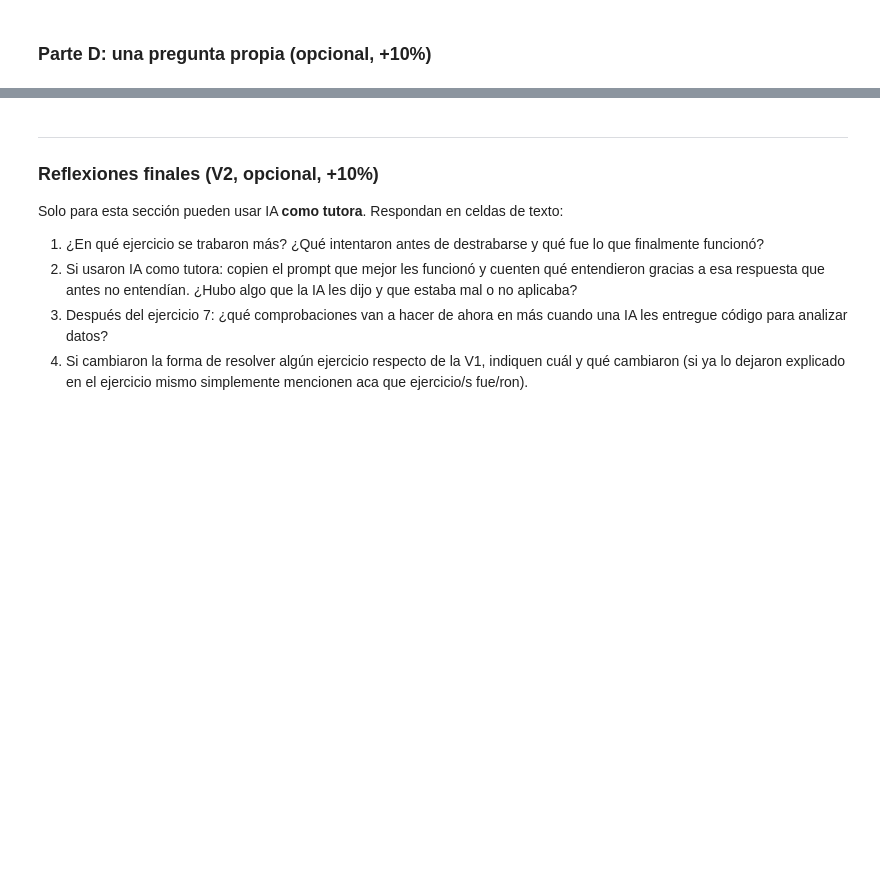
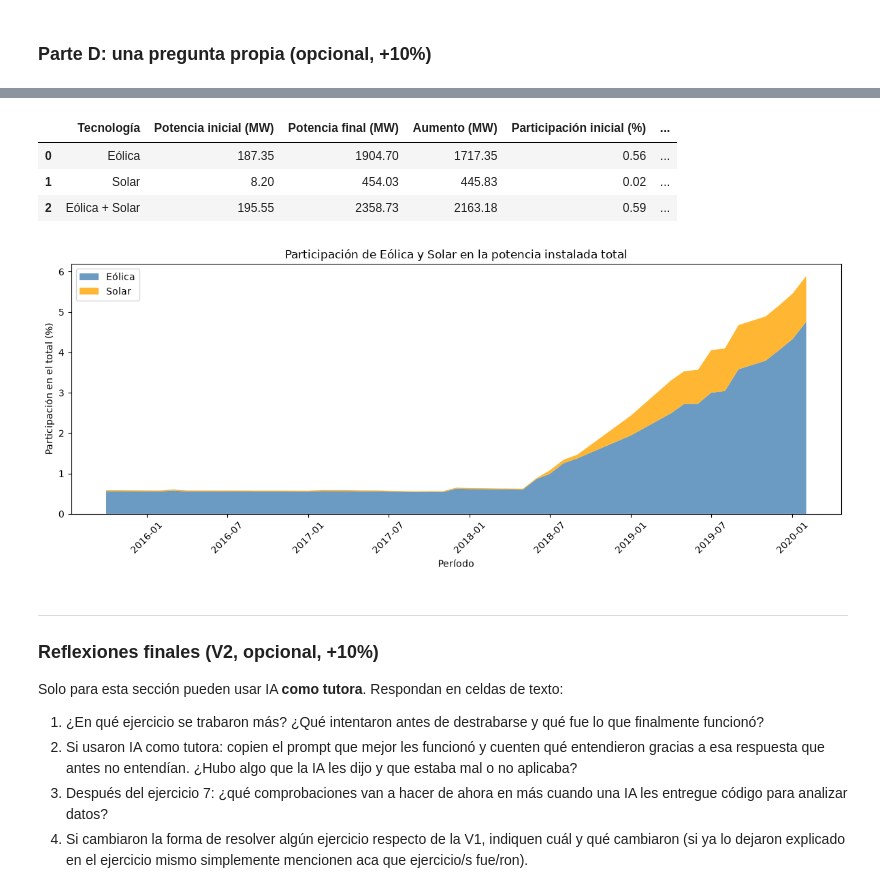
Before and after one commit to juancruz-em/PythEcon_TP5_JCEM, a Jupyter notebook: PythEcon_tp3.ipynb, the cells around one changed output, grey strips where cells are left out. Drawn from its saved outputs; the diff is of its cells as text; code cells hidden in the pictures; blank space fills up the shorter version.

```diff
--- a/PythEcon_tp3.ipynb
+++ b/PythEcon_tp3.ipynb
@@ -919,2 +948,70 @@ print("✔ Ejercicio 7")
 # %%
-# Su código acá
+# Calculamos la potencia total del país por fecha
+total = df_limpio.groupby("fecha")["potencia_instalada_mw"].sum()
+
+# Calculamos la potencia eólica y solar por fecha
+eolica = (
+    df_limpio[df_limpio["tecnologia"] == "Eólica"]
+    .groupby("fecha")["potencia_instalada_mw"]
+    .sum()
+)
+
+solar = (
+    df_limpio[df_limpio["tecnologia"] == "Solar"]
+    .groupby("fecha")["potencia_instalada_mw"]
+    .sum()
+)
+
+# Juntamos las series en una tabla
+evolucion = pd.DataFrame()
+evolucion["total_mw"] = total
+evolucion["eolica_mw"] = eolica
+evolucion["solar_mw"] = solar
+evolucion = evolucion.sort_index()  # Ordena las filas cronológicamente
+
+# Calculamos la potencia conjunta y las participaciones
+evolucion["conjunta_mw"] = evolucion["eolica_mw"] + evolucion["solar_mw"]
+evolucion["eolica_pct"] = evolucion["eolica_mw"] / evolucion["total_mw"] * 100
+evolucion["solar_pct"] = evolucion["solar_mw"] / evolucion["total_mw"] * 100
+evolucion["conjunta_pct"] = evolucion["conjunta_mw"] / evolucion["total_mw"] * 100
+
+# Seleccionamos la primera y última fila, es decir, el primer y último período de la base
+inicial = evolucion.iloc[0]
+final = evolucion.iloc[-1]
+
+# Armamos una tabla comparativa
+resumen = pd.DataFrame()
+resumen["Tecnología"] = ["Eólica", "Solar", "Eólica + Solar"]
+resumen["Potencia inicial (MW)"] = [inicial["eolica_mw"], inicial["solar_mw"], inicial["conjunta_mw"]]
+resumen["Potencia final (MW)"] = [final["eolica_mw"], final["solar_mw"], final["conjunta_mw"]]
+resumen["Aumento (MW)"] = (resumen["Potencia final (MW)"] - resumen["Potencia inicial (MW)"])
+resumen["Participación inicial (%)"] = [inicial["eolica_pct"], inicial["solar_pct"], inicial["conjunta_pct"]]
+resumen["Participación final (%)"] = [final["eolica_pct"], final["solar_pct"], final["conjunta_pct"]]
+
+# Mostramos las fechas de referencia y la tabla
+print("Período inicial:", evolucion.index[0])
+print("Período final:", evolucion.index[-1])
+display(resumen.round(2))
+
+# Graficamos las participaciones con áreas apiladas
+fig, ax = plt.subplots(figsize=(12, 5))
+
+ax.stackplot(
+    evolucion.index,
+    evolucion["eolica_pct"],
+    evolucion["solar_pct"],
+    labels=["Eólica", "Solar"],
+    colors=["steelblue", "orange"],
+    alpha=0.8
+)
+
+ax.set_title("Participación de Eólica y Solar en la potencia instalada total")
+ax.set_xlabel("Período")
+ax.set_ylabel("Participación en el total (%)")
+ax.set_ylim(bottom=0)
+ax.tick_params(axis="x", rotation=45)
+ax.legend(loc="upper left")
+
+plt.tight_layout()
+plt.show()
+# %% [output]
@@ -921,3 +1020,8 @@ print("✔ Ejercicio 7")
+|  | Tecnología | Potencia inicial (MW) | Potencia final (MW) | Aumento (MW) | Participación inicial (%) | ... |
+| 0 | Eólica | 187.35 | 1904.70 | 1717.35 | 0.56 | ... |
+| 1 | Solar | 8.20 | 454.03 | 445.83 | 0.02 | ... |
+| 2 | Eólica + Solar | 195.55 | 2358.73 | 2163.18 | 0.59 | ... |
+[figure, added]
 # %% [markdown]
 ---
 ### Reflexiones finales (V2, opcional, +10%)
```
Also changed, not shown: parts of 9 cells of this notebook.
